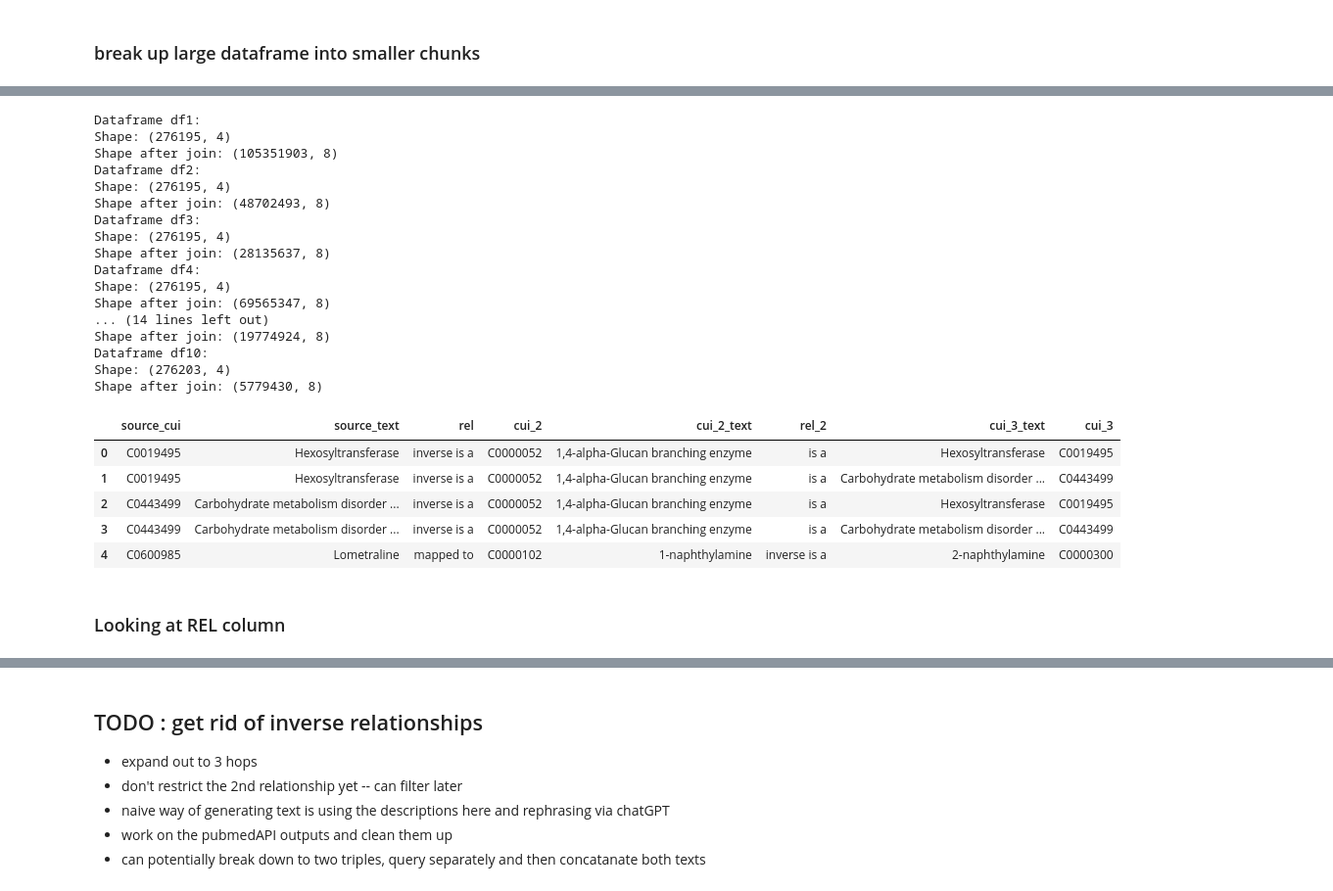
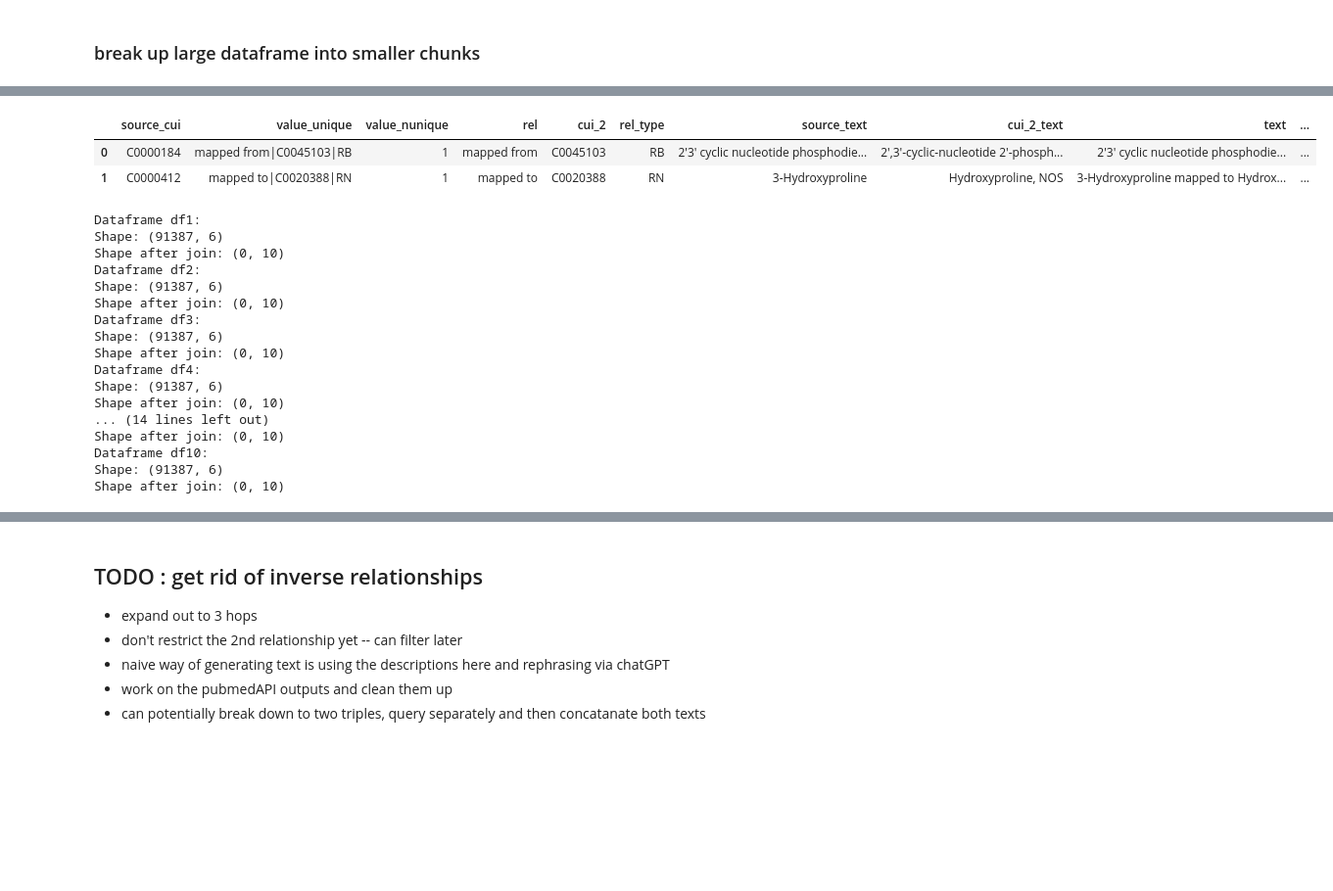
Before and after one commit to ignatius-ting/ITING_thesis23, a Jupyter notebook: exploration.ipynb, the cells around one changed output, grey strips where cells are left out. Shown: that part at 98% size. Saved outputs shown, nothing was run; the diff lists cells and outputs as text; code cells hidden in the pictures; blank space fills up the shorter version.

```diff
--- a/exploration.ipynb
+++ b/exploration.ipynb
@@ -1242,10 +789,22 @@ final_11nom[['text']].sample(10)
+# %%
+counts_11.head(2)
+# %% [output]
+|  | source_cui | value_unique | value_nunique | rel | cui_2 | rel_type | source_text | cui_2_text | text | ... |
+| 0 | C0000184 | mapped from|C0045103|RB | 1 | mapped from | C0045103 | RB | 2'3' cyclic nucleotide phosphodie... | 2',3'-cyclic-nucleotide 2'-phosph... | 2'3' cyclic nucleotide phosphodie... | ... |
+| 1 | C0000412 | mapped to|C0020388|RN | 1 | mapped to | C0020388 | RN | 3-Hydroxyproline | Hydroxyproline, NOS | 3-Hydroxyproline mapped to Hydrox... | ... |
 # %%
-large_df = rel_map[['source_cui','source_text','rel','cui_2']].copy()
+large_df = counts_1m[['source_cui','source_text','rel','cui_2','cui_2_text','rel_type']].copy()
+large_df = large_df[large_df.rel_type == 'RO'].reset_index(drop = True)
 # Calculate the size of each smaller dataframe
 chunk_size = len(large_df) // 10
 
 # Create a dictionary to store the smaller dataframes
 small_dataframes = {}
+
+#2nd hop DF
+hop2 = counts_11[counts_11.rel_type == 'RO'][['source_cui','rel','cui_2','cui_2_text']].copy()
+hop2.columns = ['cui_2','rel_2','cui_3','cui_3_text']
+
 
 # Split the large dataframe into smaller dataframes and store them in the dictionary
 for i in range(10):
@@ -1259,42 +818,32 @@ for i in range(10):
     small_df = small_dataframes[df_name]
     print(f"Dataframe {df_name}:")
     print(f"Shape: {small_df.shape}")
-    # 2nd hop
-    hop2 = rel_map[['source_cui','source_text','rel','node2_text','cui_2']]
-    hop2.columns = ['cui_2','cui_2_text','rel_2','cui_3_text','cui_3']
     small_df = small_df.merge(hop2, on = 'cui_2')
-    # small_df = small_df[['source_cui','cui_2','cui_3','source_text','rel','cui_2_text','rel_2','cui_3_text']]
-    # small_df['whole_text'] = small_df.apply(lambda x: x['source_text'] + ' ' + x['rel']\
-    #                                         + ' ' + x['cui_2_text'] + ' '\
-    #                                             + x['rel_2'] + ' ' + x['cui_3_text'], axis = 1)
+    # 1st and 3rd node cannot be the same
+    small_df = small_df[small_df.source_cui != small_df.cui_3]
+    # print(small_df.columns)
+    small_df['whole_text'] = small_df.apply(lambda x: ' '.join([str(x['source_text']),
+                                                            str(x['rel']),
+                                                            str(x['cui_2_text']),
+                                                            str(x['rel_2']),
+                                                            str(x['cui_3_text'])]), axis=1)
     small_dataframes[df_name] = small_df
     print(f"Shape after join: {small_df.shape}")
 # %% [output]
 Dataframe df1:
-Shape: (276195, 4)
-Shape after join: (105351903, 8)
+Shape: (91387, 6)
+Shape after join: (0, 10)
 Dataframe df2:
-Shape: (276195, 4)
-Shape after join: (48702493, 8)
+Shape: (91387, 6)
+Shape after join: (0, 10)
 Dataframe df3:
-Shape: (276195, 4)
-Shape after join: (28135637, 8)
+Shape: (91387, 6)
+Shape after join: (0, 10)
 Dataframe df4:
-Shape: (276195, 4)
-Shape after join: (69565347, 8)
+Shape: (91387, 6)
+Shape after join: (0, 10)
 ... (14 lines left out)
-Shape after join: (19774924, 8)
+Shape after join: (0, 10)
 Dataframe df10:
-Shape: (276203, 4)
-Shape after join: (5779430, 8)
+Shape: (91387, 6)
+Shape after join: (0, 10)
-# %%
-small_dataframes['df1'].head()
-# %% [output]
-|  | source_cui | source_text | rel | cui_2 | cui_2_text | rel_2 | cui_3_text | cui_3 |
-| 0 | C0019495 | Hexosyltransferase | inverse is a | C0000052 | 1,4-alpha-Glucan branching enzyme | is a | Hexosyltransferase | C0019495 |
-| 1 | C0019495 | Hexosyltransferase | inverse is a | C0000052 | 1,4-alpha-Glucan branching enzyme | is a | Carbohydrate metabolism disorder ... | C0443499 |
-| 2 | C0443499 | Carbohydrate metabolism disorder ... | inverse is a | C0000052 | 1,4-alpha-Glucan branching enzyme | is a | Hexosyltransferase | C0019495 |
-| 3 | C0443499 | Carbohydrate metabolism disorder ... | inverse is a | C0000052 | 1,4-alpha-Glucan branching enzyme | is a | Carbohydrate metabolism disorder ... | C0443499 |
-| 4 | C0600985 | Lometraline | mapped to | C0000102 | 1-naphthylamine | inverse is a | 2-naphthylamine | C0000300 |
-# %% [markdown]
-### Looking at REL column
```
Also changed, not shown: parts of 74 cells of this notebook, 1 other file.
